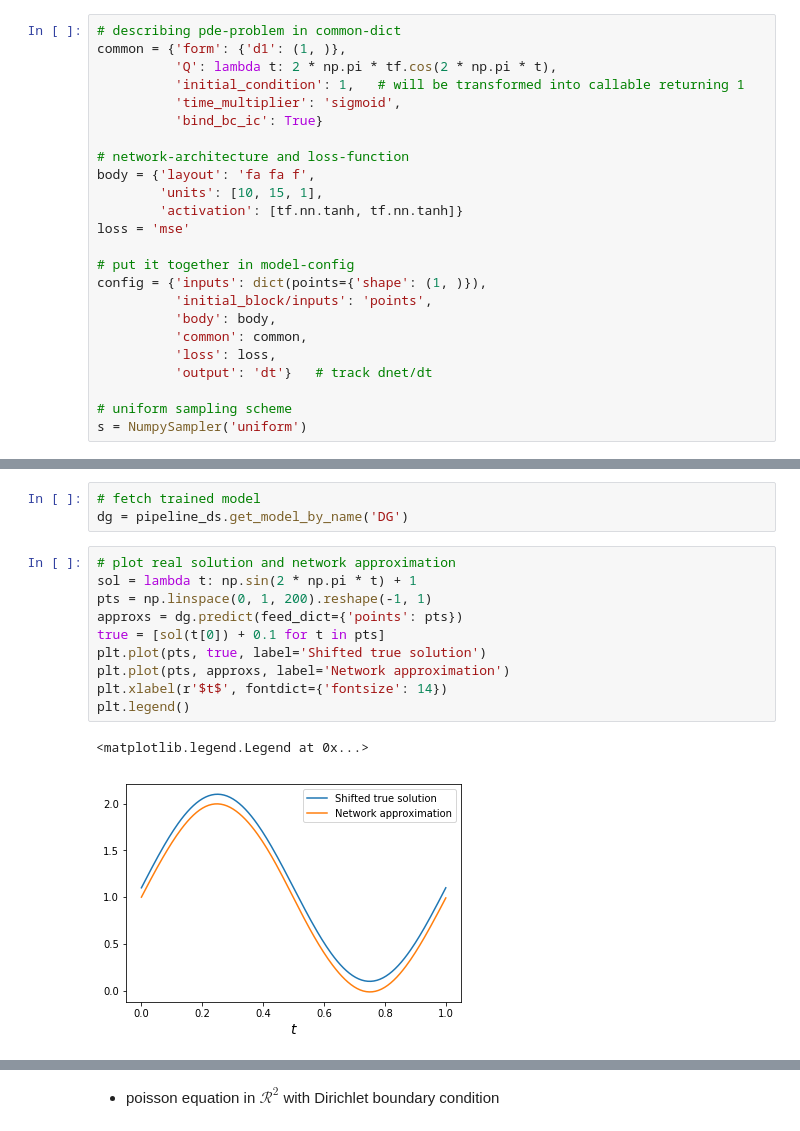
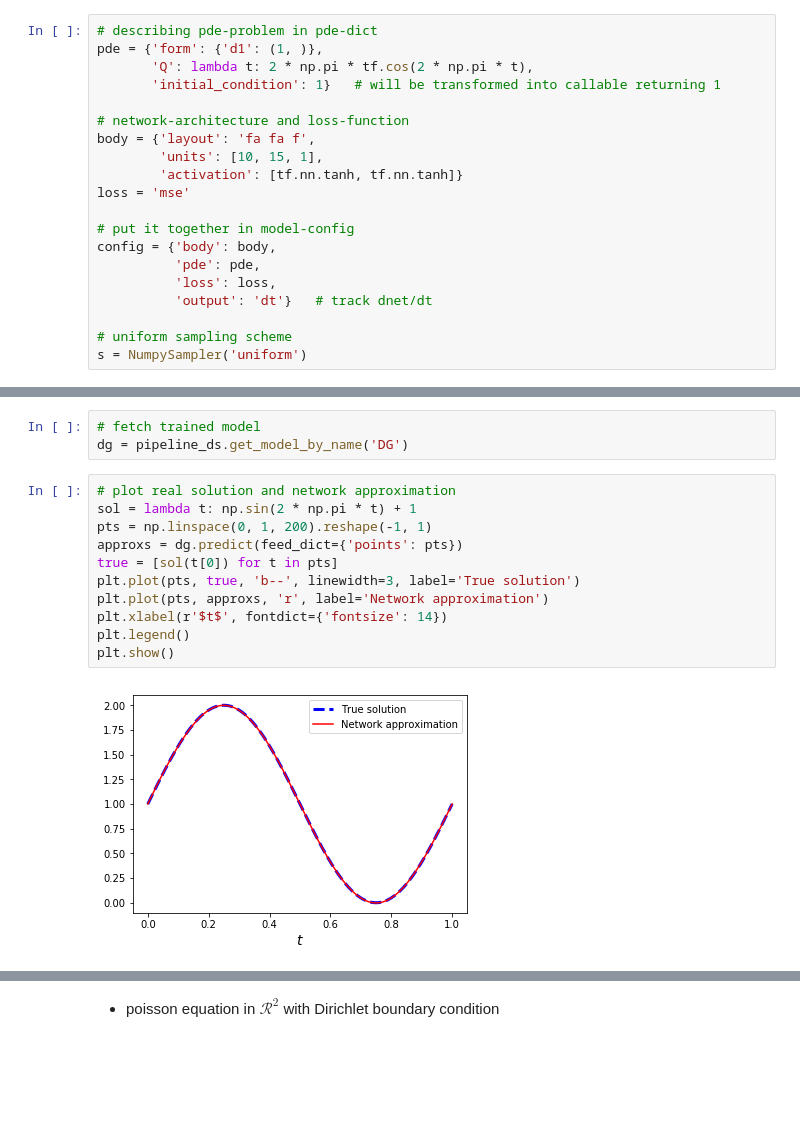
Before and after one commit to analysiscenter/batchflow, a Jupyter notebook: examples/tutorials/09_solving_PDE_with_NN.ipynb, the cells around one changed output, grey strips where cells are left out. Cells and saved outputs as stored; diff of their text form; blank space fills up the shorter version.

```diff
--- a/examples/tutorials/09_solving_PDE_with_NN.ipynb
+++ b/examples/tutorials/09_solving_PDE_with_NN.ipynb
@@ -172,12 +184,10 @@ $$
 \frac{d f}{d t}= 2\pi\cos[2 \pi t]; \quad t \in [0, 1],\ f(0)=1.
 $$
 # %%
-# describing pde-problem in common-dict
-common = {'form': {'d1': (1, )},
-          'Q': lambda t: 2 * np.pi * tf.cos(2 * np.pi * t),
-          'initial_condition': 1,   # will be transformed into callable returning 1
-          'time_multiplier': 'sigmoid',
-          'bind_bc_ic': True}
+# describing pde-problem in pde-dict
+pde = {'form': {'d1': (1, )},
+       'Q': lambda t: 2 * np.pi * tf.cos(2 * np.pi * t),
+       'initial_condition': 1}   # will be transformed into callable returning 1
 
 # network-architecture and loss-function
 body = {'layout': 'fa fa f',
@@ -186,10 +196,8 @@ body = {'layout': 'fa fa f',
 loss = 'mse'
 
 # put it together in model-config
-config = {'inputs': dict(points={'shape': (1, )}),
-          'initial_block/inputs': 'points',
-          'body': body,
-          'common': common,
+config = {'body': body,
+          'pde': pde,
           'loss': loss,
           'output': 'dt'}   # track dnet/dt
 
@@ -228,15 +236,15 @@ dg = pipeline_ds.get_model_by_name('DG')
 # %%
 # plot real solution and network approximation
 sol = lambda t: np.sin(2 * np.pi * t) + 1
 pts = np.linspace(0, 1, 200).reshape(-1, 1)
 approxs = dg.predict(feed_dict={'points': pts})
-true = [sol(t[0]) + 0.1 for t in pts]
-plt.plot(pts, true, label='Shifted true solution')
-plt.plot(pts, approxs, label='Network approximation')
+true = [sol(t[0]) for t in pts]
+plt.plot(pts, true, 'b--', linewidth=3, label='True solution')
+plt.plot(pts, approxs, 'r', label='Network approximation')
 plt.xlabel(r'$t$', fontdict={'fontsize': 14})
 plt.legend()
+plt.show()
 # %% [output]
-<matplotlib.legend.Legend at 0x...>
-[figure, old version]
+[figure, new version]
 # %%
 # plot approximation of solution-derivative
```
Also changed, not shown: parts of 22 cells of this notebook, 1 other file.
